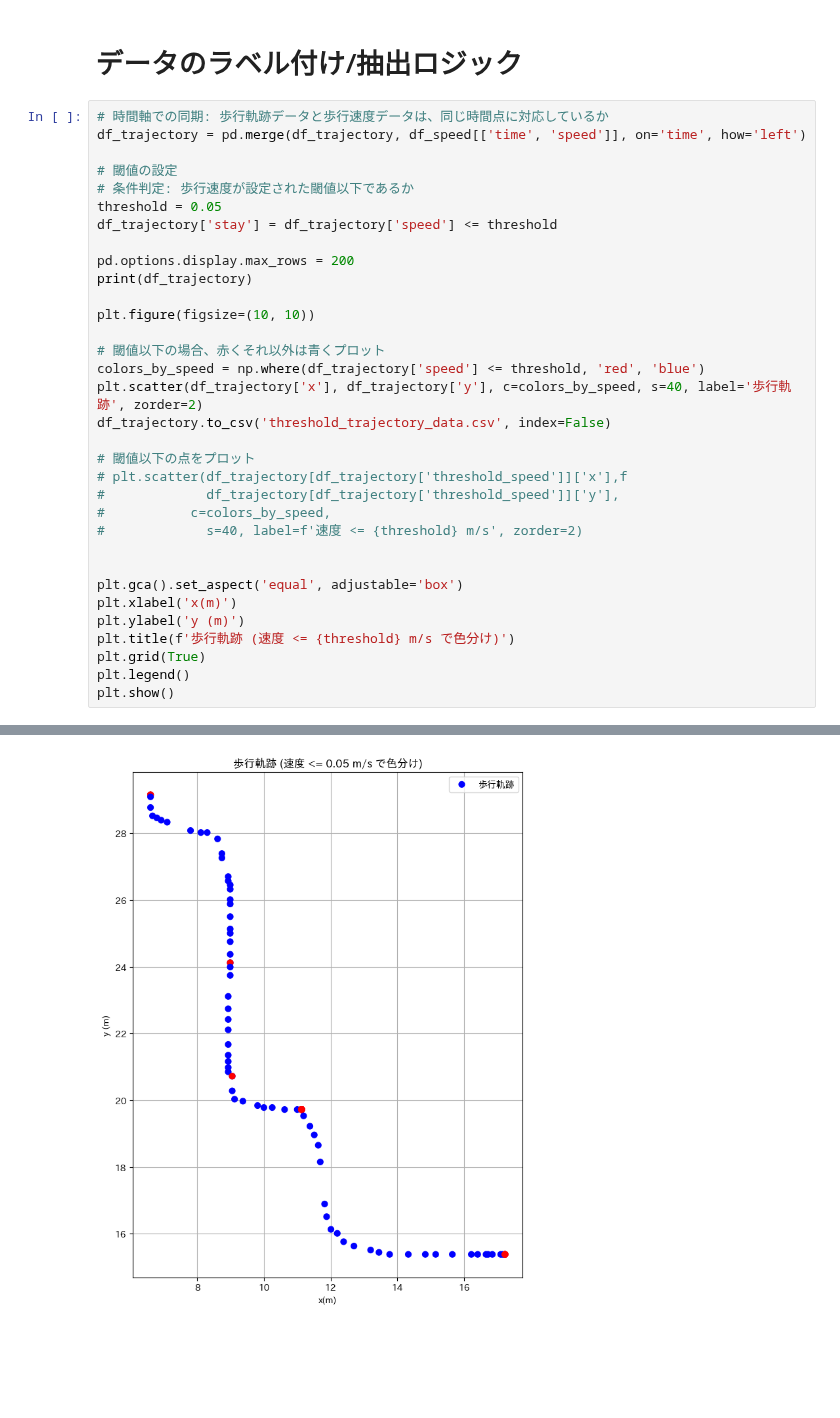
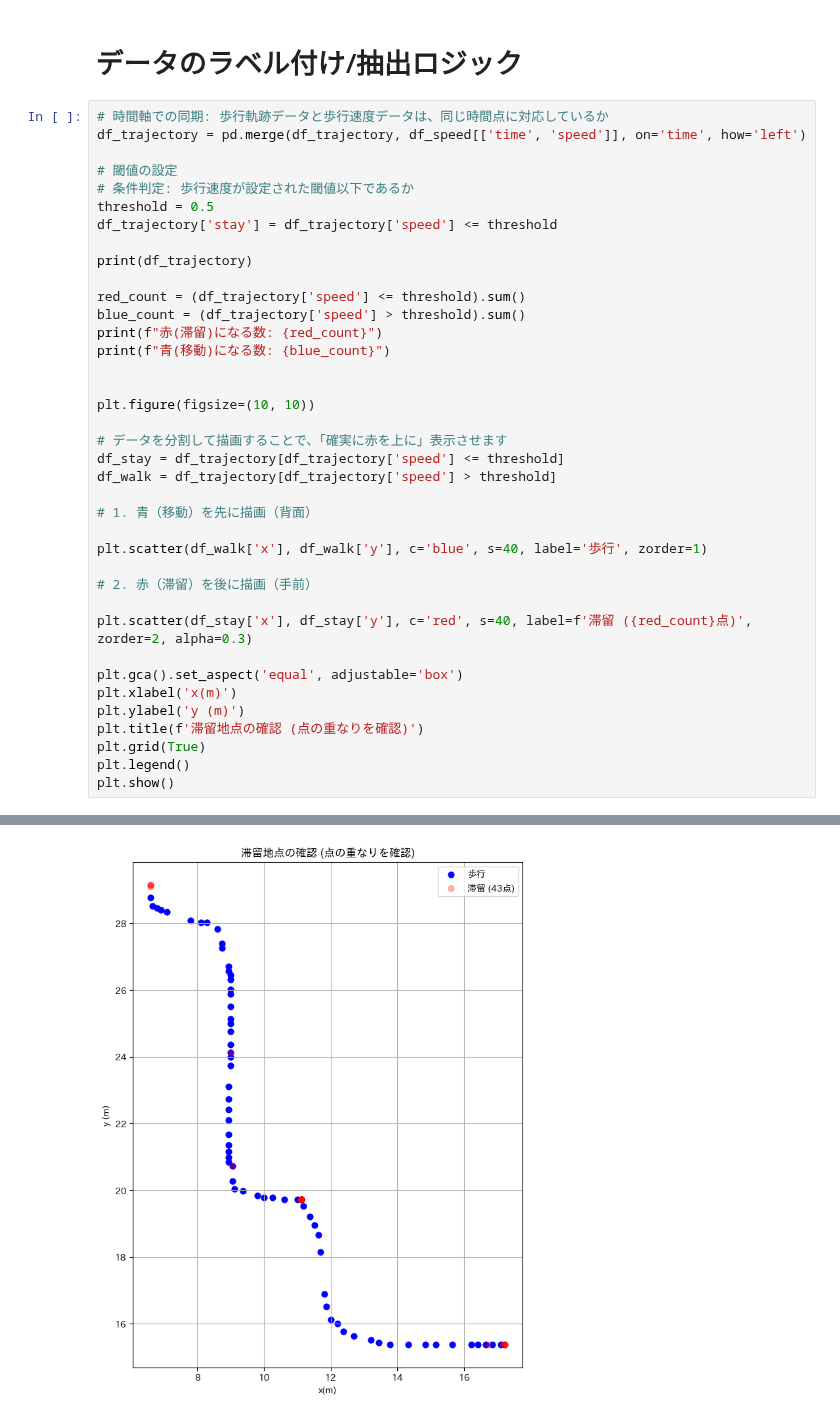
Before and after one commit to kajiLabTeam/pedestrian-behavior-comparison-system, a Jupyter notebook: src/output_trajectories/demo/take4_4Hz/trajectoryOnlyStop.ipynb, the cells around one changed output, grey strips where cells are left out. Saved outputs shown, nothing was run; the diff lists cells and outputs as text; blank space fills up the shorter version.

```diff
--- a/src/output_trajectories/demo/take4_4Hz/trajectoryOnlyStop.ipynb
+++ b/src/output_trajectories/demo/take4_4Hz/trajectoryOnlyStop.ipynb
@@ -95,30 +95,35 @@ df_trajectory = pd.merge(df_trajectory, df_speed[['time', 'speed']], on='time',
 
 # 閾値の設定
 # 条件判定: 歩行速度が設定された閾値以下であるか
-threshold = 0.05
+threshold = 0.5
 df_trajectory['stay'] = df_trajectory['speed'] <= threshold
 
-pd.options.display.max_rows = 200
 print(df_trajectory)
+
+red_count = (df_trajectory['speed'] <= threshold).sum()
+blue_count = (df_trajectory['speed'] > threshold).sum()
+print(f"赤(滞留)になる数: {red_count}")
+print(f"青(移動)になる数: {blue_count}")
+
 
 plt.figure(figsize=(10, 10))
 
-# 閾値以下の場合、赤くそれ以外は青くプロット
-colors_by_speed = np.where(df_trajectory['speed'] <= threshold, 'red', 'blue')
-plt.scatter(df_trajectory['x'], df_trajectory['y'], c=colors_by_speed, s=40, label='歩行軌跡', zorder=2)
-df_trajectory.to_csv('threshold_trajectory_data.csv', index=False)
+# データを分割して描画することで、「確実に赤を上に」表示させます
+df_stay = df_trajectory[df_trajectory['speed'] <= threshold]
+df_walk = df_trajectory[df_trajectory['speed'] > threshold]
 
-# 閾値以下の点をプロット
-# plt.scatter(df_trajectory[df_trajectory['threshold_speed']]['x'],f
-#             df_trajectory[df_trajectory['threshold_speed']]['y'],
-# 			c=colors_by_speed,
-#             s=40, label=f'速度 <= {threshold} m/s', zorder=2)
+# 1. 青（移動）を先に描画（背面）
 
+plt.scatter(df_walk['x'], df_walk['y'], c='blue', s=40, label='歩行', zorder=1)
+
+# 2. 赤（滞留）を後に描画（手前）
+
+plt.scatter(df_stay['x'], df_stay['y'], c='red', s=40, label=f'滞留 ({red_count}点)', zorder=2, alpha=0.3)
 
 plt.gca().set_aspect('equal', adjustable='box')
 plt.xlabel('x(m)')
 plt.ylabel('y (m)')
-plt.title(f'歩行軌跡 (速度 <= {threshold} m/s で色分け)')
+plt.title(f'滞留地点の確認 (点の重なりを確認)')
 plt.grid(True)
 plt.legend()
 plt.show()
@@ -143 +148 @@ plt.show()
-[figure, old version]
+[figure, new version]
```
Also changed, not shown: parts of 1 cell of this notebook, 2 other files.
